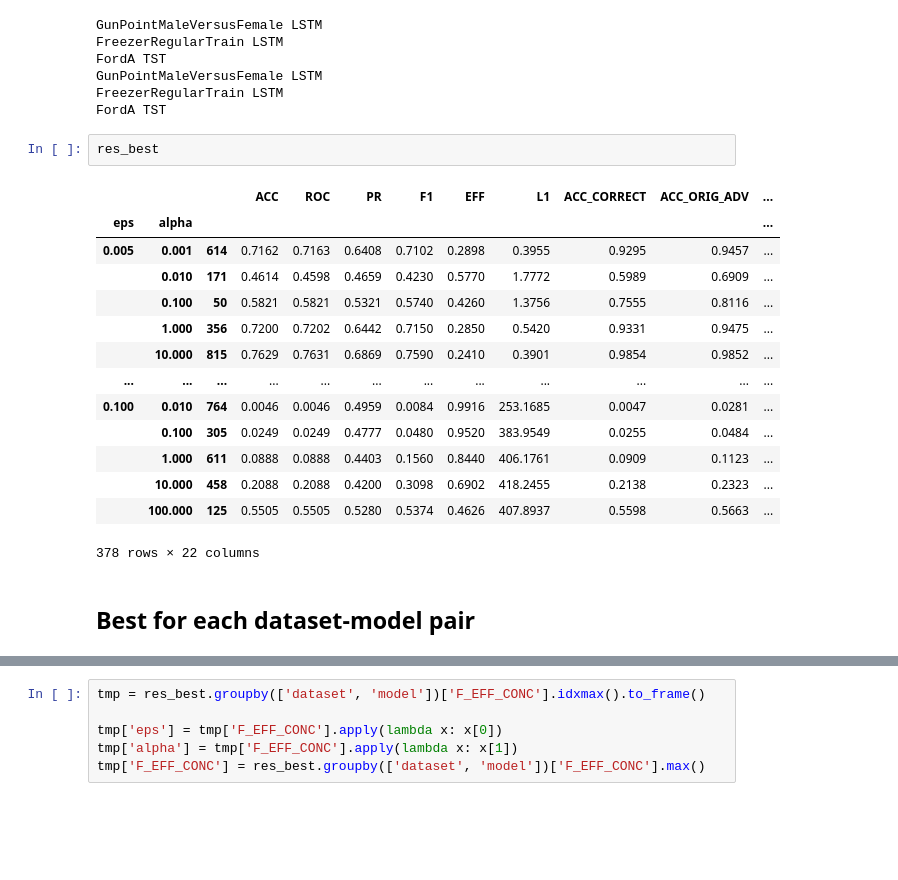
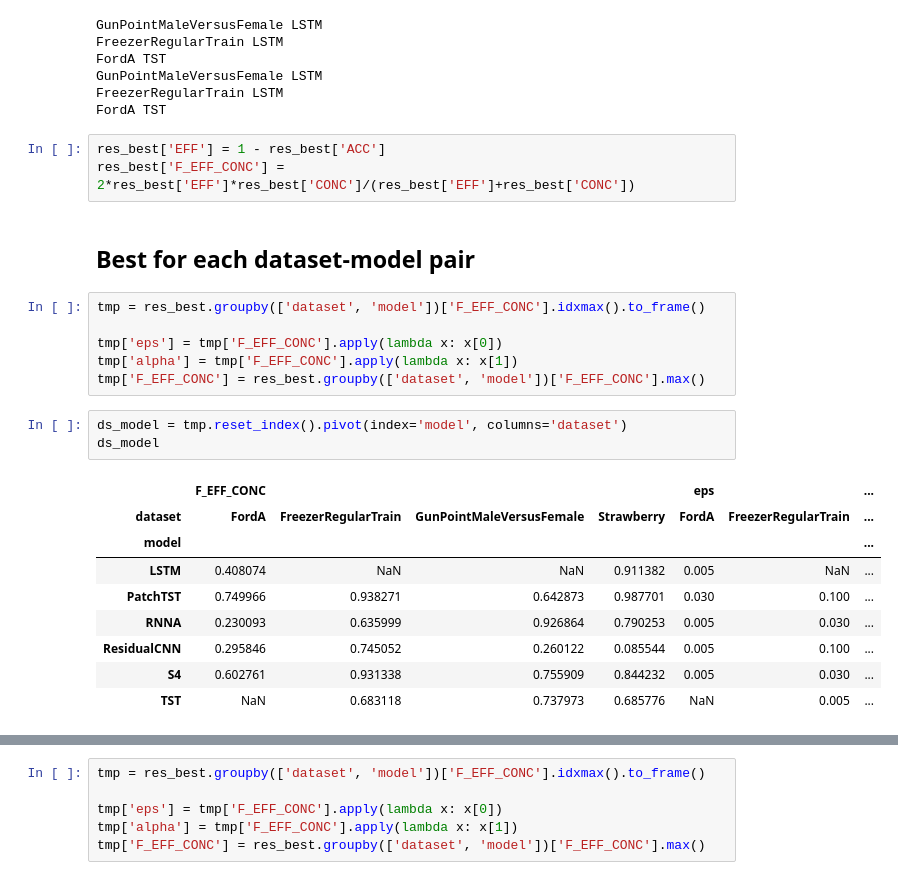
Before and after one commit to petrsokerin/Hidden_adversarial_attacks, a Jupyter notebook: notebooks/get_results.ipynb, the cells around one changed output, grey strips where cells are left out. Saved outputs shown, nothing was run; the diff lists cells and outputs as text; blank space fills up the shorter version.

```diff
--- a/notebooks/get_results.ipynb
+++ b/notebooks/get_results.ipynb
@@ -136,21 +136,26 @@ GunPointMaleVersusFemale LSTM
 FreezerRegularTrain LSTM
 FordA TST
 # %%
-res_best
+res_best['EFF'] = 1 - res_best['ACC']
+res_best['F_EFF_CONC'] = 2*res_best['EFF']*res_best['CONC']/(res_best['EFF']+res_best['CONC'])
-# %% [output]
-|  |  |  | ACC | ROC | PR | F1 | EFF | L1 | ACC_CORRECT | ACC_ORIG_ADV | ... |
-| eps | alpha |  |  |  |  |  |  |  |  |  | ... |
-| 0.005 | 0.001 | 614 | 0.7162 | 0.7163 | 0.6408 | 0.7102 | 0.2898 | 0.3955 | 0.9295 | 0.9457 | ... |
-|  | 0.010 | 171 | 0.4614 | 0.4598 | 0.4659 | 0.4230 | 0.5770 | 1.7772 | 0.5989 | 0.6909 | ... |
-|  | 0.100 | 50 | 0.5821 | 0.5821 | 0.5321 | 0.5740 | 0.4260 | 1.3756 | 0.7555 | 0.8116 | ... |
-|  | 1.000 | 356 | 0.7200 | 0.7202 | 0.6442 | 0.7150 | 0.2850 | 0.5420 | 0.9331 | 0.9475 | ... |
-|  | 10.000 | 815 | 0.7629 | 0.7631 | 0.6869 | 0.7590 | 0.2410 | 0.3901 | 0.9854 | 0.9852 | ... |
-| ... | ... | ... | ... | ... | ... | ... | ... | ... | ... | ... | ... |
-| 0.100 | 0.010 | 764 | 0.0046 | 0.0046 | 0.4959 | 0.0084 | 0.9916 | 253.1685 | 0.0047 | 0.0281 | ... |
-|  | 0.100 | 305 | 0.0249 | 0.0249 | 0.4777 | 0.0480 | 0.9520 | 383.9549 | 0.0255 | 0.0484 | ... |
-|  | 1.000 | 611 | 0.0888 | 0.0888 | 0.4403 | 0.1560 | 0.8440 | 406.1761 | 0.0909 | 0.1123 | ... |
-|  | 10.000 | 458 | 0.2088 | 0.2088 | 0.4200 | 0.3098 | 0.6902 | 418.2455 | 0.2138 | 0.2323 | ... |
-|  | 100.000 | 125 | 0.5505 | 0.5505 | 0.5280 | 0.5374 | 0.4626 | 407.8937 | 0.5598 | 0.5663 | ... |
-378 rows × 22 columns
 # %% [markdown]
 ## Best for each **dataset-model pair**
+# %%
+tmp = res_best.groupby(['dataset', 'model'])['F_EFF_CONC'].idxmax().to_frame()
+
+tmp['eps'] = tmp['F_EFF_CONC'].apply(lambda x: x[0])
+tmp['alpha'] = tmp['F_EFF_CONC'].apply(lambda x: x[1])
+tmp['F_EFF_CONC'] = res_best.groupby(['dataset', 'model'])['F_EFF_CONC'].max()
+# %%
+ds_model = tmp.reset_index().pivot(index='model', columns='dataset')
+ds_model
+# %% [output]
+|  | F_EFF_CONC |  |  |  | eps |  | ... |
+| dataset | FordA | FreezerRegularTrain | GunPointMaleVersusFemale | Strawberry | FordA | FreezerRegularTrain | ... |
+| model |  |  |  |  |  |  | ... |
+| LSTM | 0.408074 | NaN | NaN | 0.911382 | 0.005 | NaN | ... |
+| PatchTST | 0.749966 | 0.938271 | 0.642873 | 0.987701 | 0.030 | 0.100 | ... |
+| RNNA | 0.230093 | 0.635999 | 0.926864 | 0.790253 | 0.005 | 0.030 | ... |
+| ResidualCNN | 0.295846 | 0.745052 | 0.260122 | 0.085544 | 0.005 | 0.100 | ... |
+| S4 | 0.602761 | 0.931338 | 0.755909 | 0.844232 | 0.005 | 0.030 | ... |
+| TST | NaN | 0.683118 | 0.737973 | 0.685776 | NaN | 0.005 | ... |
```
Also changed, not shown: parts of 7 cells of this notebook, 1 other file.
